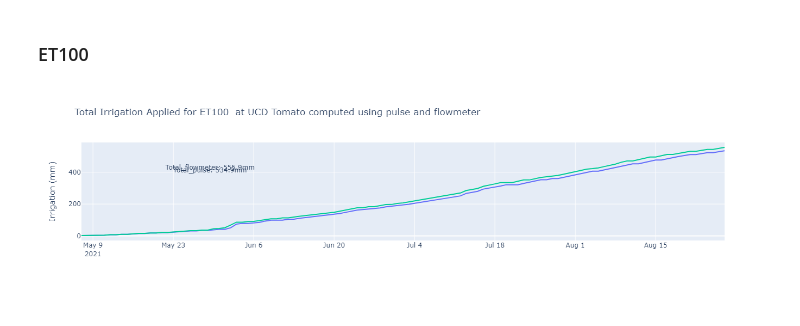
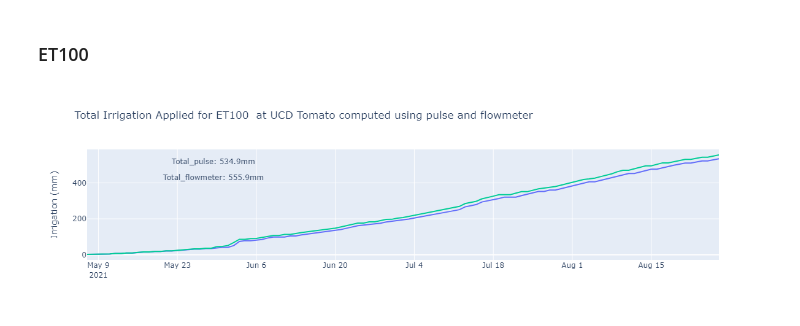
Before and after one commit to Arable/data-check, a Jupyter notebook: pressure_switch_irri_UCD_tomato.ipynb, the cells around one changed output. Cells and saved outputs as stored; diff of their text form; code cells hidden in the pictures.

```diff
--- a/pressure_switch_irri_UCD_tomato.ipynb
+++ b/pressure_switch_irri_UCD_tomato.ipynb
@@ -662,7 +757,7 @@ fig = go.FigureWidget(
                 tom_ET100_both["volume (mm)"].cumsum().max()
                 - (
                     tom_ET100_both["volume (mm)"].cumsum().max()
-                    - tom_ET100_both["volume (mm)"].cumsum().min()
+                    - tom_ET100_both["volume (mm)"].cumsum().max()
                 )
                 * 0.2],
             mode="text",
@@ -686,32 +781,31 @@ fig = go.FigureWidget(
                     - tom_ET100_both["time"].min()
                 )
                 * 0.2
                 + tom_ET100_both["time"].min()
             ],
 
             y=[
                 tom_ET100_both["ET100_tom"].cumsum().max()
                 - (
                     tom_ET100_both["ET100_tom"].cumsum().max()
                     - tom_ET100_both["ET100_tom"].cumsum().min()
                 )
                 * 0.2],
-
             mode="text",
             text=[f"Total_flowmeter: {tom_ET100_both['ET100_tom'].sum():.1f}mm"],
            textposition="bottom center",
         )
 
     ],
 
     layout=go.Layout(
         title=f"Total Irrigation Applied for ET100  at UCD Tomato computed using pulse and flowmeter",
         yaxis={"title": " Irrigation (mm)"},
         showlegend=False
     ),
 )
 
 
 fig.show()
 # %% [output]
-[figure, old version]
+[figure, new version]
```
Also changed, not shown: parts of 35 cells of this notebook.
